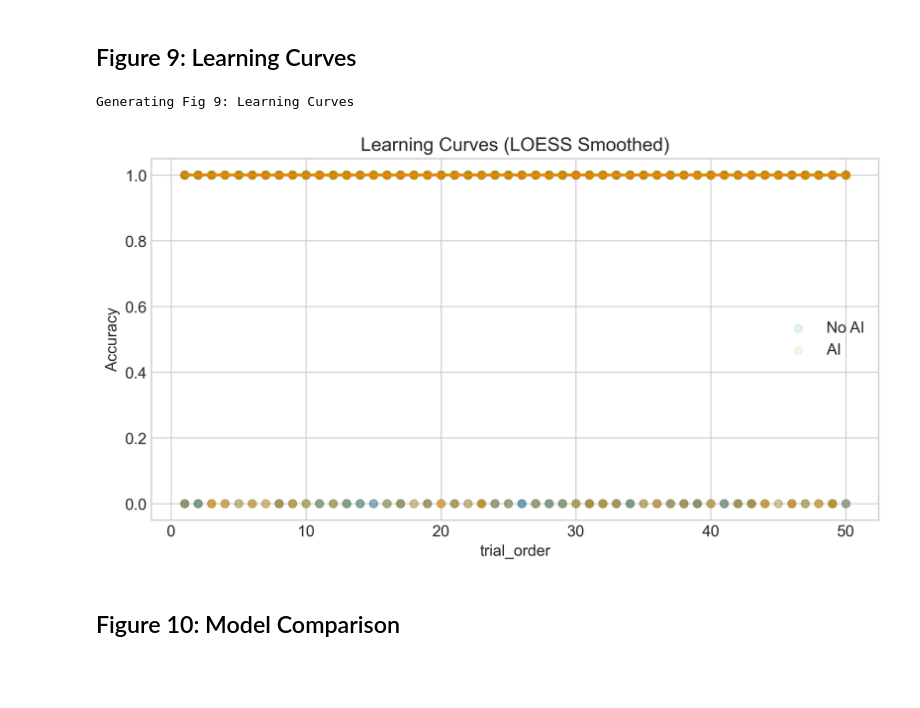
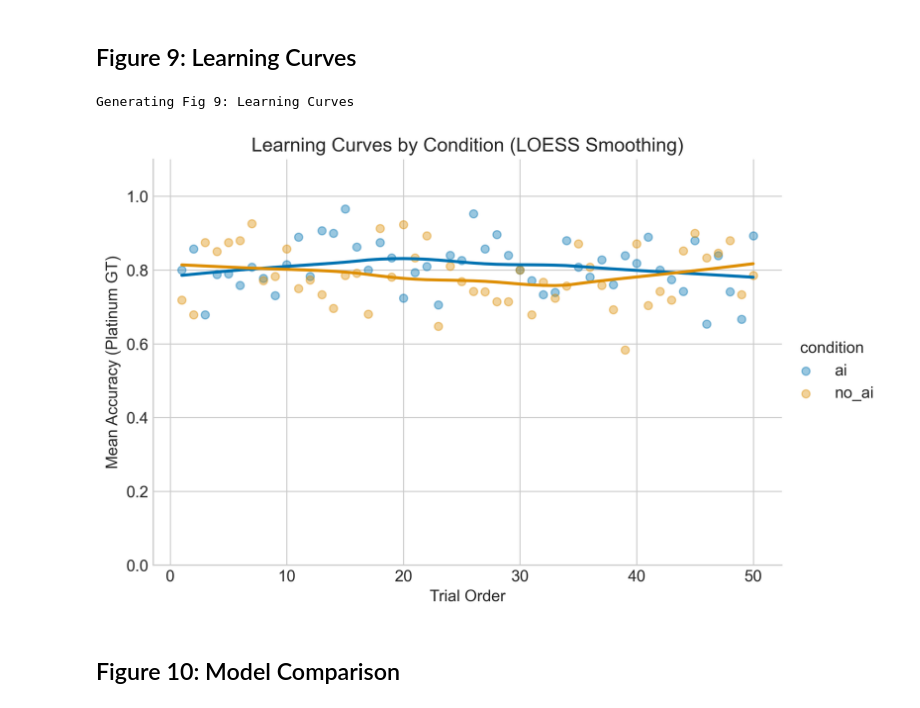
Before and after one commit to Rewoltor/PerCoTate, a Jupyter notebook: public/scripts/dataAnalysis/New analysis/NB5_figures.ipynb, the cells around one changed output. Drawn from its saved outputs; the diff is of its cells as text; code cells hidden in the pictures; blank space fills up the shorter version.

```diff
--- a/public/scripts/dataAnalysis/New analysis/NB5_figures.ipynb
+++ b/public/scripts/dataAnalysis/New analysis/NB5_figures.ipynb
@@ -38,7 +38,7 @@ print("Setup complete. Ready to generate figures.")
 Setup complete. Ready to generate figures.
 # %%
 # 1. Load data
-df = helpers.load_data('exclude')
+df = helpers.load_data('exclude', filter_completers=True)
 df_full = helpers.load_data('clinical') # Keep all images for distribution/noise figures
 df_part = helpers.participant_summary(df)
 df_img = helpers.image_summary(df_full)
@@ -250,18 +293,34 @@ Generating Fig 8: Psychometric Heatmap
 # %%
 print("Generating Fig 9: Learning Curves")
 
-fig, ax = plt.subplots(figsize=(10, 5))
-sns.regplot(data=df[df['condition']=='no_ai'], x='trial_order', y='human_correct_plat_int', lowess=True, scatter_kws={'alpha':0.1}, label='No AI', ax=ax)
-sns.regplot(data=df[df['condition']=='ai'], x='trial_order', y='human_correct_plat_int', lowess=True, scatter_kws={'alpha':0.1}, label='AI', ax=ax)
-ax.set_title("Learning Curves (LOESS Smoothed)")
-ax.set_ylabel("Accuracy")
-ax.legend()
+# Step 1: Aggregate data by condition and trial order to calculate mean accuracy
+mean_accuracy_by_trial_order = df.groupby(['condition', 'trial_order'])['human_correct_plat_int'].mean().reset_index()
 
+# Step 2: Use sns.lmplot on the aggregated dataframe with lowess=True
+# This will plot separate LOESS lines for 'AI' and 'No-AI' on the same axes
+g = sns.lmplot(
+    data=mean_accuracy_by_trial_order,
+    x='trial_order',
+    y='human_correct_plat_int',
+    hue='condition',
+    lowess=True,
+    height=5,
+    aspect=1.5,
+    scatter_kws={'alpha': 0.4} # Optional: makes raw trial means subtle
+)
+
+# Step 3: Formatting and Saving
+plt.title('Learning Curves by Condition (LOESS Smoothing)')
+plt.ylabel('Mean Accuracy (Platinum GT)')
+plt.xlabel('Trial Order')
+plt.ylim(0, 1.1)
+
+fig = plt.gcf()
 save_fig(fig, 'Fig9_Learning_Curves')
 plt.show()
 # %% [output]
 Generating Fig 9: Learning Curves
-[figure, old version]
+[figure, new version]
 # %% [markdown]
 ## Figure 10: Model Comparison
 # %%
```
Also changed, not shown: parts of 4 cells of this notebook, 50 other files.
